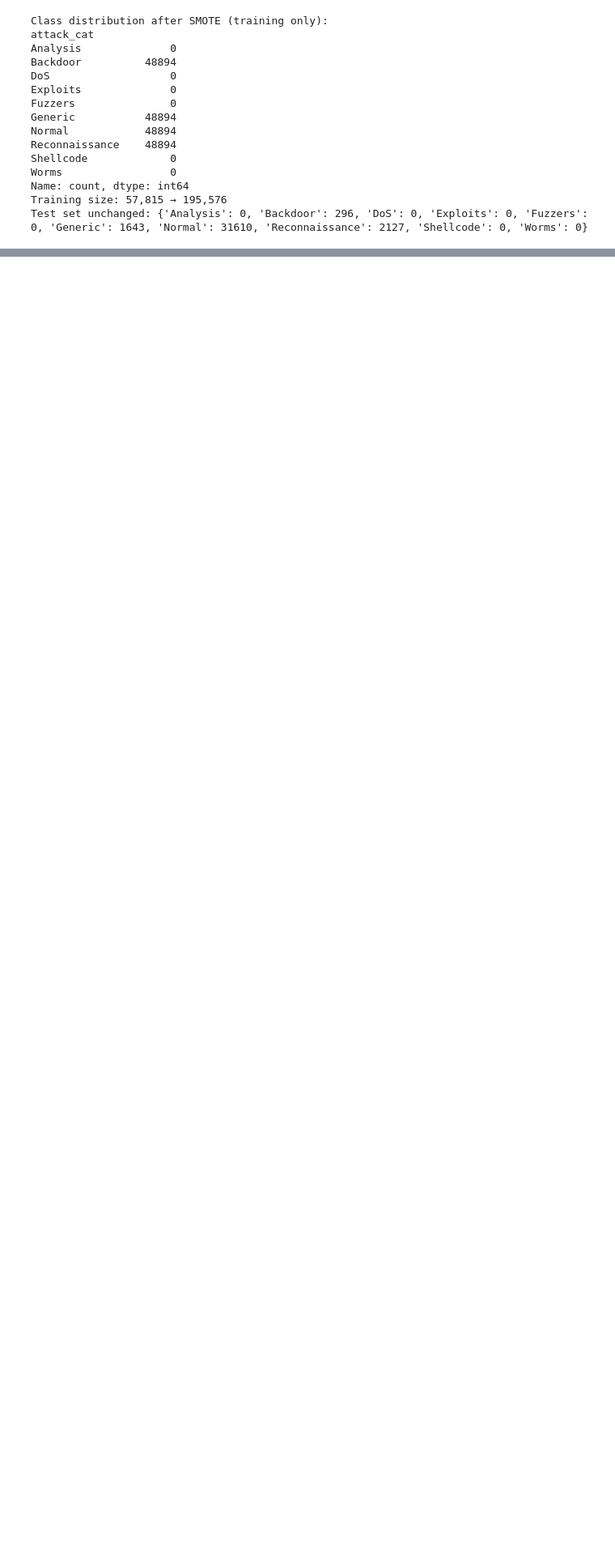
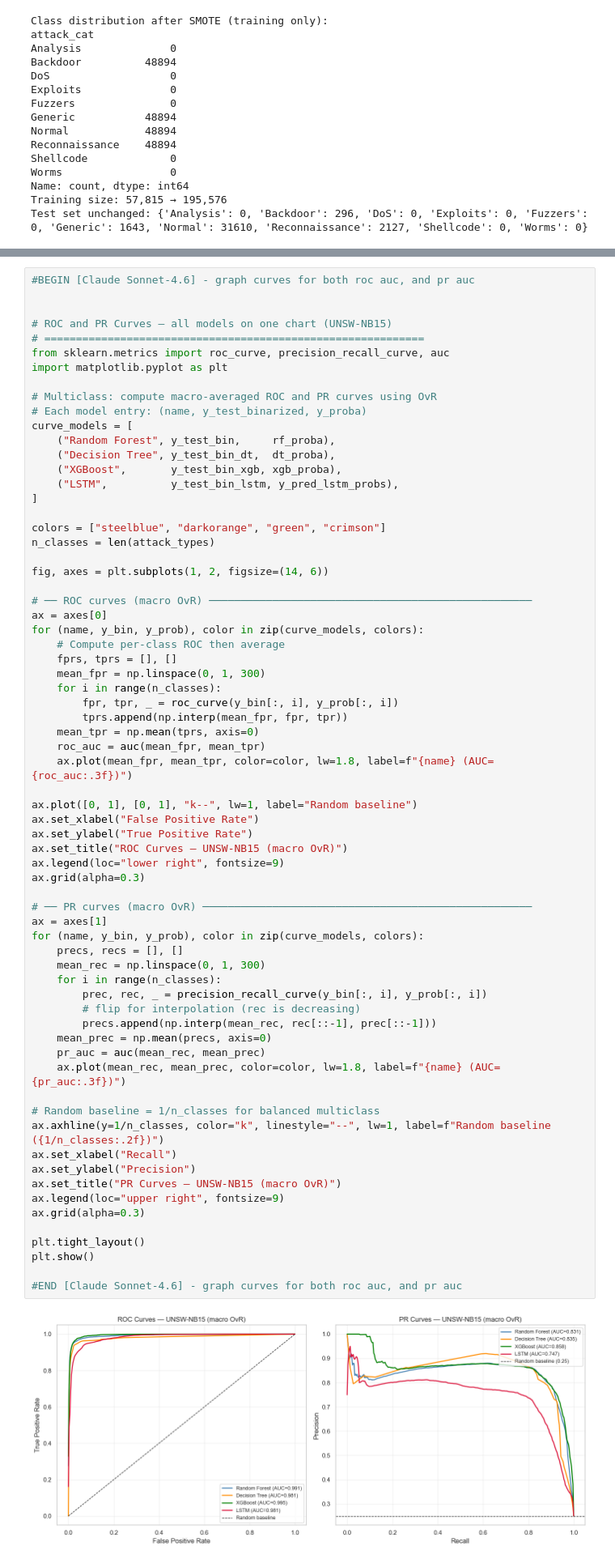
Before and after one commit to mwpersson/COMP9150-final-project, a Jupyter notebook: UNSW-NB15-EDA.ipynb, the cells around one changed output, grey strips where cells are left out. Shown at 81% size. Drawn from its saved outputs; the diff is of its cells as text; blank space fills up the shorter version.

```diff
--- a/UNSW-NB15-EDA.ipynb
+++ b/UNSW-NB15-EDA.ipynb
@@ -729,3 +729,73 @@ print("SMOTE applied to training set only, test set reflects true class distribu
 display(summary)
 
 #END [Claude Sonnet-4.6] - SUMMARIZE all methods, include precision, recall, f1, roc auc, and pr auc
+# %%
+#BEGIN [Claude Sonnet-4.6] - graph curves for both roc auc, and pr auc
+
+
+# ROC and PR Curves — all models on one chart (UNSW-NB15)
+# ============================================================
+from sklearn.metrics import roc_curve, precision_recall_curve, auc
+import matplotlib.pyplot as plt
+
+# Multiclass: compute macro-averaged ROC and PR curves using OvR
+# Each model entry: (name, y_test_binarized, y_proba)
+curve_models = [
+    ("Random Forest", y_test_bin,     rf_proba),
+    ("Decision Tree", y_test_bin_dt,  dt_proba),
+    ("XGBoost",       y_test_bin_xgb, xgb_proba),
+    ("LSTM",          y_test_bin_lstm, y_pred_lstm_probs),
+]
+
+colors = ["steelblue", "darkorange", "green", "crimson"]
+n_classes = len(attack_types)
+
+fig, axes = plt.subplots(1, 2, figsize=(14, 6))
+
+# ── ROC curves (macro OvR) ───────────────────────────────────────────────────
+ax = axes[0]
+for (name, y_bin, y_prob), color in zip(curve_models, colors):
+    # Compute per-class ROC then average
+    fprs, tprs = [], []
+    mean_fpr = np.linspace(0, 1, 300)
+    for i in range(n_classes):
+        fpr, tpr, _ = roc_curve(y_bin[:, i], y_prob[:, i])
+        tprs.append(np.interp(mean_fpr, fpr, tpr))
+    mean_tpr = np.mean(tprs, axis=0)
+    roc_auc = auc(mean_fpr, mean_tpr)
+    ax.plot(mean_fpr, mean_tpr, color=color, lw=1.8, label=f"{name} (AUC={roc_auc:.3f})")
+
+ax.plot([0, 1], [0, 1], "k--", lw=1, label="Random baseline")
+ax.set_xlabel("False Positive Rate")
+ax.set_ylabel("True Positive Rate")
+ax.set_title("ROC Curves — UNSW-NB15 (macro OvR)")
+ax.legend(loc="lower right", fontsize=9)
+ax.grid(alpha=0.3)
+
+# ── PR curves (macro OvR) ────────────────────────────────────────────────────
+ax = axes[1]
+for (name, y_bin, y_prob), color in zip(curve_models, colors):
+    precs, recs = [], []
+    mean_rec = np.linspace(0, 1, 300)
+    for i in range(n_classes):
+        prec, rec, _ = precision_recall_curve(y_bin[:, i], y_prob[:, i])
+        # flip for interpolation (rec is decreasing)
+        precs.append(np.interp(mean_rec, rec[::-1], prec[::-1]))
+    mean_prec = np.mean(precs, axis=0)
+    pr_auc = auc(mean_rec, mean_prec)
+    ax.plot(mean_rec, mean_prec, color=color, lw=1.8, label=f"{name} (AUC={pr_auc:.3f})")
+
+# Random baseline = 1/n_classes for balanced multiclass
+ax.axhline(y=1/n_classes, color="k", linestyle="--", lw=1, label=f"Random baseline ({1/n_classes:.2f})")
+ax.set_xlabel("Recall")
+ax.set_ylabel("Precision")
+ax.set_title("PR Curves — UNSW-NB15 (macro OvR)")
+ax.legend(loc="upper right", fontsize=9)
+ax.grid(alpha=0.3)
+
+plt.tight_layout()
+plt.show()
+
+#END [Claude Sonnet-4.6] - graph curves for both roc auc, and pr auc
+# %% [output]
+[figure, added]
```
Also changed, not shown: 3 other files.
